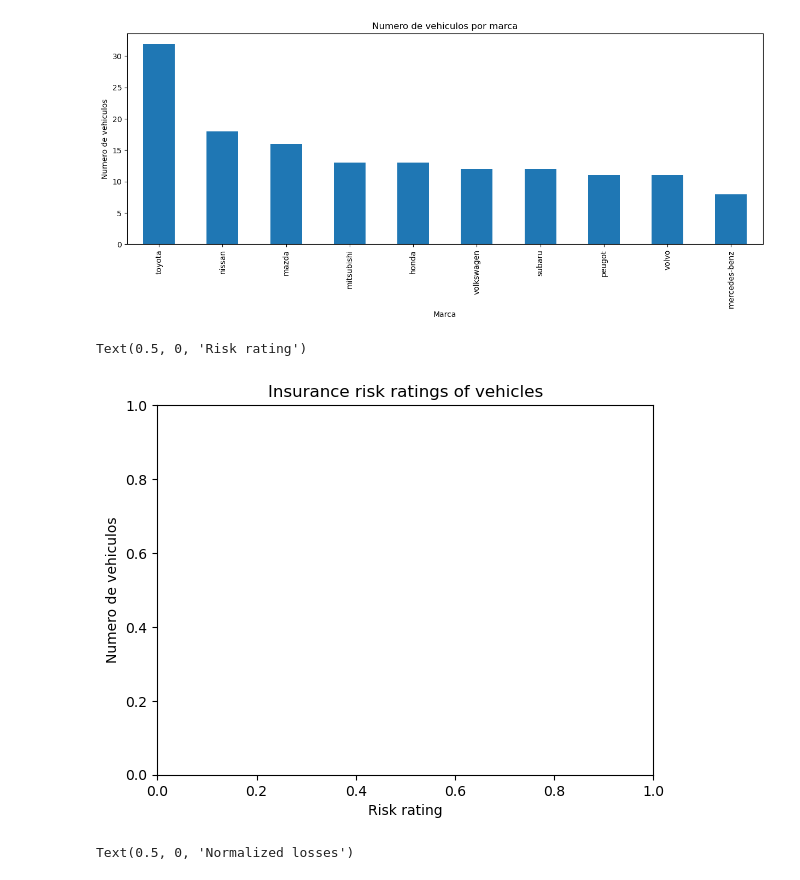
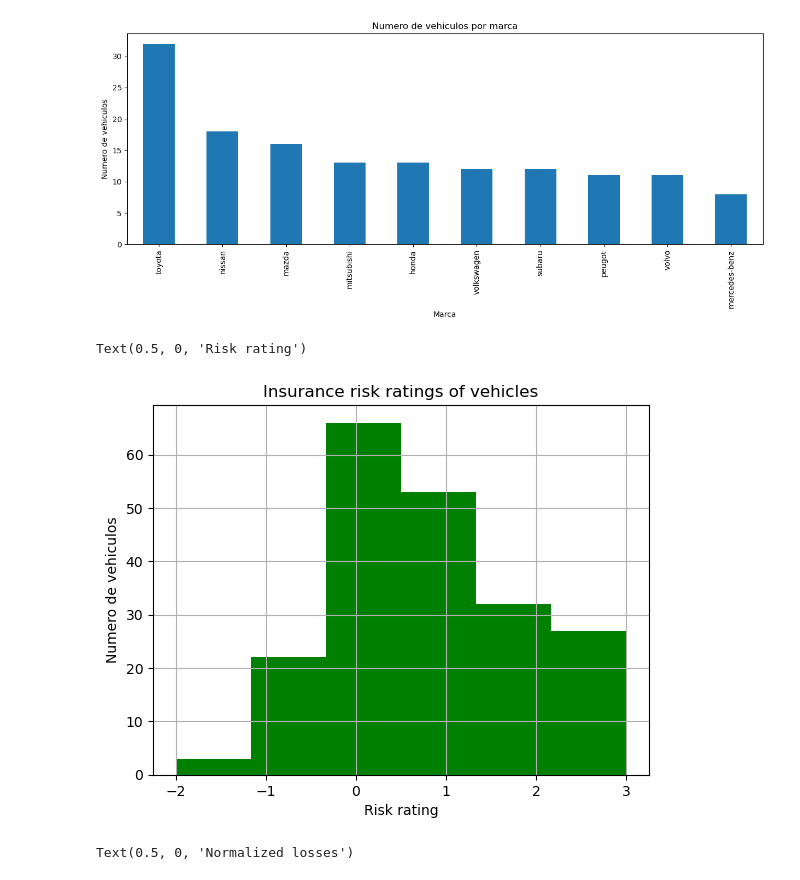
Before and after one commit to Dar10x/Car-Insurance, a Jupyter notebook: EDA.ipynb, the cells around one changed output. Drawn from its saved outputs; the diff is of its cells as text; code cells hidden in the pictures.

```diff
--- a/EDA.ipynb
+++ b/EDA.ipynb
@@ -92,9 +109,24 @@ automobile['price'].loc[automobile['price'].str.isnumeric()== False]
 129    ?
 Name: price, dtype: object
 # %%
-# Reemplazamos esos valores por la media de la columna
+# Reemplazamos esos valores por la media o mediana dependiendo de outliers
 price = automobile['price'].loc[automobile['price'] != '?']
-pmean = price.astype(str).astype(int).mean()
-automobile['price'] = automobile['price'].replace('?',pmean).astype(int)
+price_numeric = price.astype(str).astype(int)
+
+# Verificamos outliers usando IQR
+Q1 = price_numeric.quantile(0.25)
+Q3 = price_numeric.quantile(0.75)
+IQR = Q3 - Q1
+outliers_exist = ((price_numeric < (Q1 - 1.5 * IQR)) | (price_numeric > (Q3 + 1.5 * IQR))).any()
+
+# Si hay outliers, usamos mediana; si no, usamos media
+if outliers_exist:
+    price_impute = price_numeric.median()
+    print(f"Outliers detectados en price. Usando mediana: {price_impute}")
+else:
+    price_impute = price_numeric.mean()
+    print(f"No hay outliers en price. Usando media: {price_impute}")
+
+automobile['price'] = automobile['price'].replace('?', price_impute).astype(int)
 automobile['price'].head()
 # %% [output]
@@ -107,6 +140,22 @@ Name: price, dtype: int64
 # %%
-# Revisamos los numericos y reemplazamos con la media
+# Revisamos los numericos y reemplazamos con la media o mediana según outliers
 automobile['horsepower'].str.isnumeric().value_counts()
 horsepower = automobile['horsepower'].loc[automobile['horsepower'] != '?']
-hpmean = horsepower.astype(str).astype(int).mean()
-automobile['horsepower'] = automobile['horsepower'].replace('?',pmean).astype(int)
+hp_numeric = horsepower.astype(str).astype(int)
+
+# Verificamos outliers usando IQR
+Q1 = hp_numeric.quantile(0.25)
+Q3 = hp_numeric.quantile(0.75)
+IQR = Q3 - Q1
+outliers_exist = ((hp_numeric < (Q1 - 1.5 * IQR)) | (hp_numeric > (Q3 + 1.5 * IQR))).any()
+
+# Si hay outliers, usamos mediana; si no, usamos media
+if outliers_exist:
+    hp_impute = hp_numeric.median()
+    print(f"Outliers detectados en horsepower. Usando mediana: {hp_impute}")
+else:
+    hp_impute = hp_numeric.mean()
+    print(f"No hay outliers en horsepower. Usando media: {hp_impute}")
+
+# CORREGIDO: Usamos hp_impute (no pmean!)
+automobile['horsepower'] = automobile['horsepower'].replace('?', hp_impute).astype(int)
@@ -227,12 +306,13 @@ Text(0.5, 0, 'Marca')
 [figure]
 # %%
 # Histograma de Risk rating
+automobile.symboling.hist(bins=6,color='green')
 plt.title("Insurance risk ratings of vehicles")
 plt.ylabel('Numero de vehiculos')
 plt.xlabel('Risk rating')
 # %% [output]
 Text(0.5, 0, 'Risk rating')
-[figure, old version]
+[figure, new version]
 # %%
 # Histograma de Normalized-losses
 automobile['normalized-losses'].hist(bins=5,color='orange');
```
Also changed, not shown: parts of 19 cells of this notebook, 2 other files.
